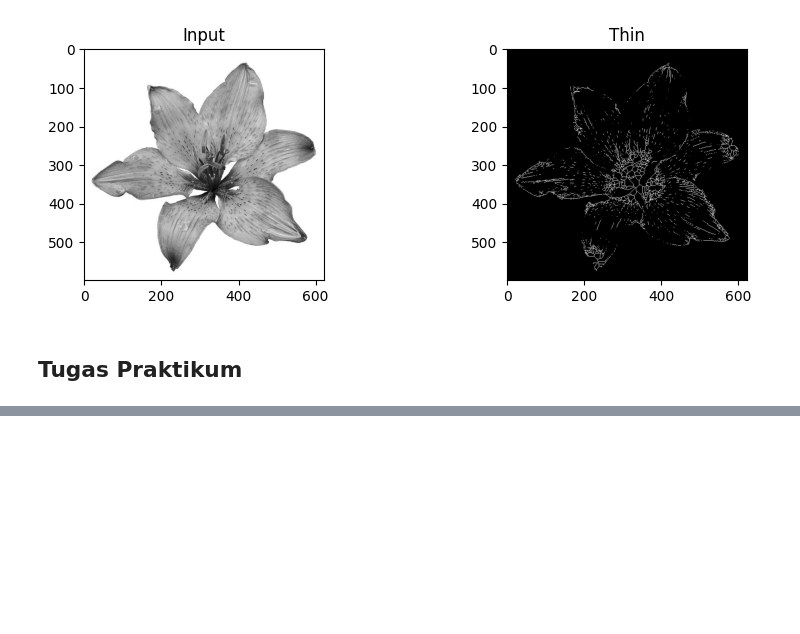
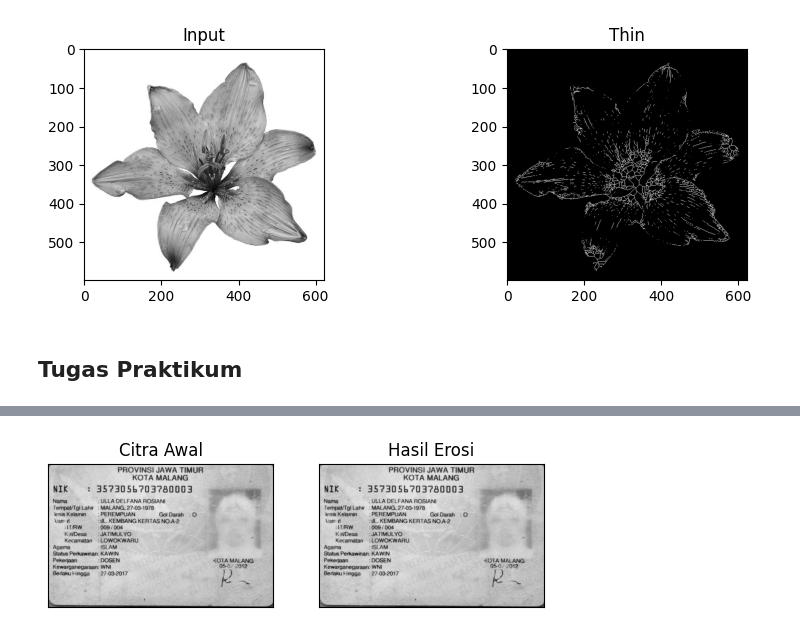
Before and after one commit to Andikadreams/PCVK_Semester5_2023, a Jupyter notebook: Week8.ipynb, the cells around one changed output, grey strips where cells are left out. Saved outputs shown, nothing was run; the diff lists cells and outputs as text; code cells hidden in the pictures; blank space fills up the shorter version.

```diff
--- a/Week8.ipynb
+++ b/Week8.ipynb
@@ -645,0 +601,22 @@ plt.show()
+# %%
+# Mengambil citra
+image = cv2.imread('/content/drive/MyDrive/PCVK/Images/KTP_week7/KTP rosi.jpeg')
+
+img = cv2.cvtColor(image, cv2.COLOR_BGR2GRAY)
+
+# Tentukan ukuran Structuring Element (SE) untuk Erosi (misalnya, square 3x3)
+k = 1
+SE = np.ones((k, k), np.uint8)
+
+# Operasi Erosi
+img_dilated = cv2.dilate(img, SE, iterations=1)
+# Tampilkan hasil Erosi
+plt.figure()
+plt.axis('off')
+plt.subplot(121), plt.imshow(img, cmap='gray')
+plt.title('Citra Awal'), plt.xticks([]), plt.yticks([])
+plt.subplot(122), plt.imshow(img_dilated, cmap='gray')
+plt.title('Hasil Erosi'), plt.xticks([]), plt.yticks([])
+plt.show()
+# %% [output]
+[figure, added]
```
Also changed, not shown: parts of 10 cells of this notebook.
